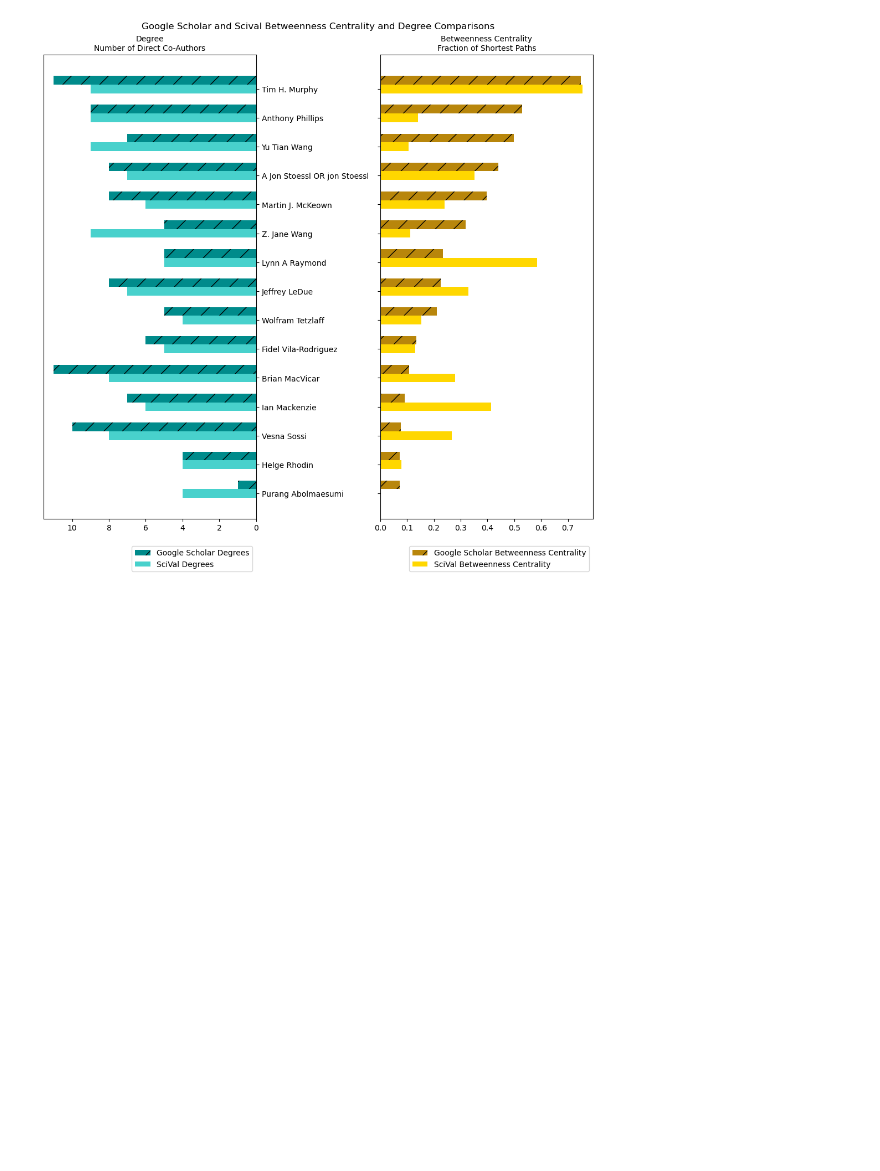
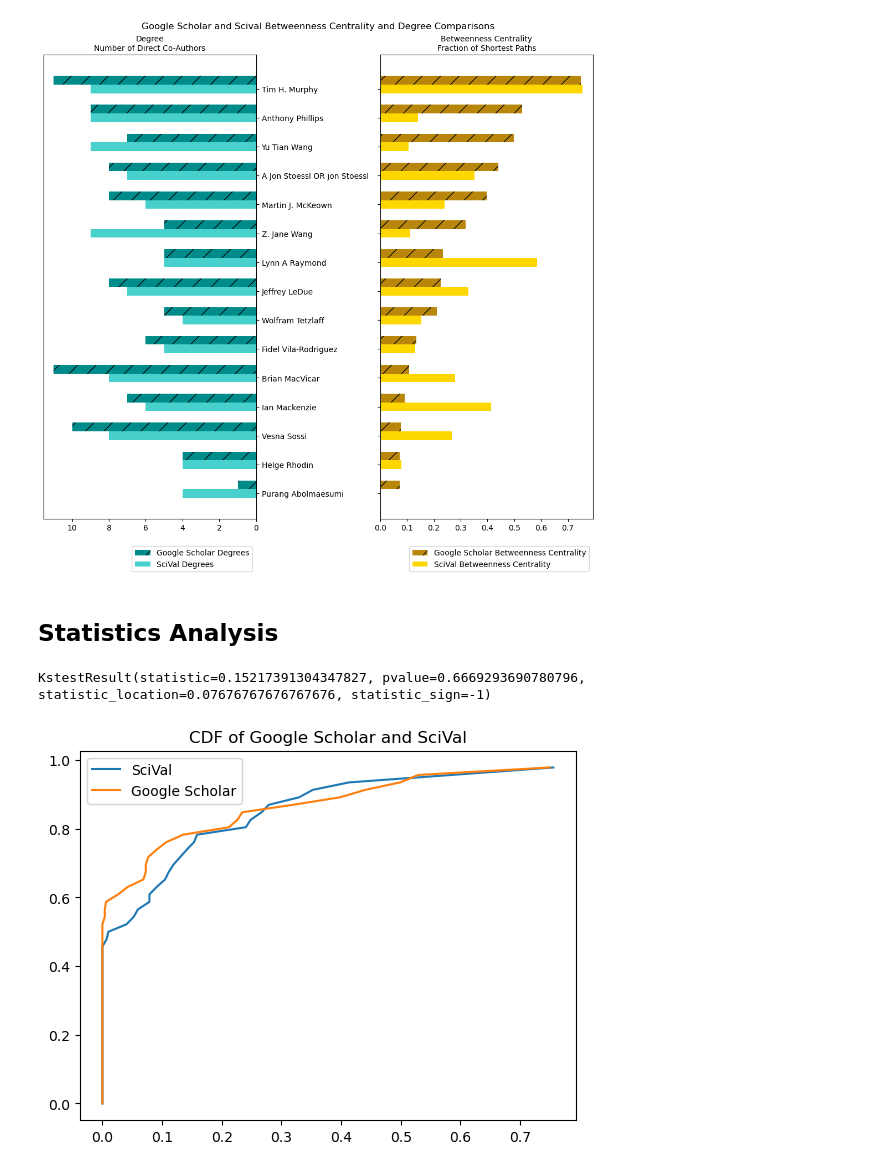
Before and after one commit to ubcbraincircuits/scholar_metrics_scraper, a Jupyter notebook: Supplemental Data/Coauthorship Network/network_analysis.ipynb, the cells around one changed output. Saved outputs shown, nothing was run; the diff lists cells and outputs as text; code cells hidden in the pictures; blank space fills up the shorter version.

```diff
--- a/Supplemental Data/Coauthorship Network/graph_matrix.ipynb
+++ b/Supplemental Data/Coauthorship Network/network_analysis.ipynb
@@ -38,7 +38,7 @@ def get_coauthor_matrix(df, name_str, coauthor_str):
     return coauthor_matrix
 # %%
 sv_df = pd.read_csv("../SciVal Documents/sv_ss_output_data.csv")
-gs_df = pd.read_csv("../ss_output_data.csv")
+gs_df = pd.read_csv("../../ss_output_data.csv")
 
 # get names for axes
 sv_names = sv_df["Name"].tolist()
@@ -344,3 +353,5 @@ plt.savefig("coauthorship_network_comparison.pdf")
 plt.show()
 # %% [output]
 [figure]
+# %% [markdown]
+## Statistics Analysis
@@ -346,0 +361,26 @@ plt.show()
+# %%
+expected_ks2samp = stats.ks_2samp(sv_weighted_BC_normed, gs_weighted_BC_normed)
+print(expected_ks2samp)
+# %% [output]
+KstestResult(statistic=0.15217391304347827, pvalue=0.6669293690780796, statistic_location=0.07676767676767676, statistic_sign=-1)
+# %%
+sv_CDF, = plt.plot(
+    np.sort(sv_weighted_BC_normed), #at every observed X,
+    np.linspace( #Y value will be evenly spaced points between
+        0, #start
+        1, #stop
+        len(sv_weighted_BC_normed), #number of samples to generate
+        endpoint=False #stop (1) is not included in the sample
+        ),
+        label = "SciVal"
+    )
+gs_CDF, = plt.plot(
+    np.sort(gs_weighted_BC_normed),
+    np.linspace(0, 1, len(gs_weighted_BC_normed), endpoint=False),
+    label = "Google Scholar"
+    )
+plt.title("CDF of Google Scholar and SciVal")
+plt.legend()
+plt.show()
+# %% [output]
+[figure, added]
```
Also changed, not shown: parts of 6 cells of this notebook, 9 other files.
